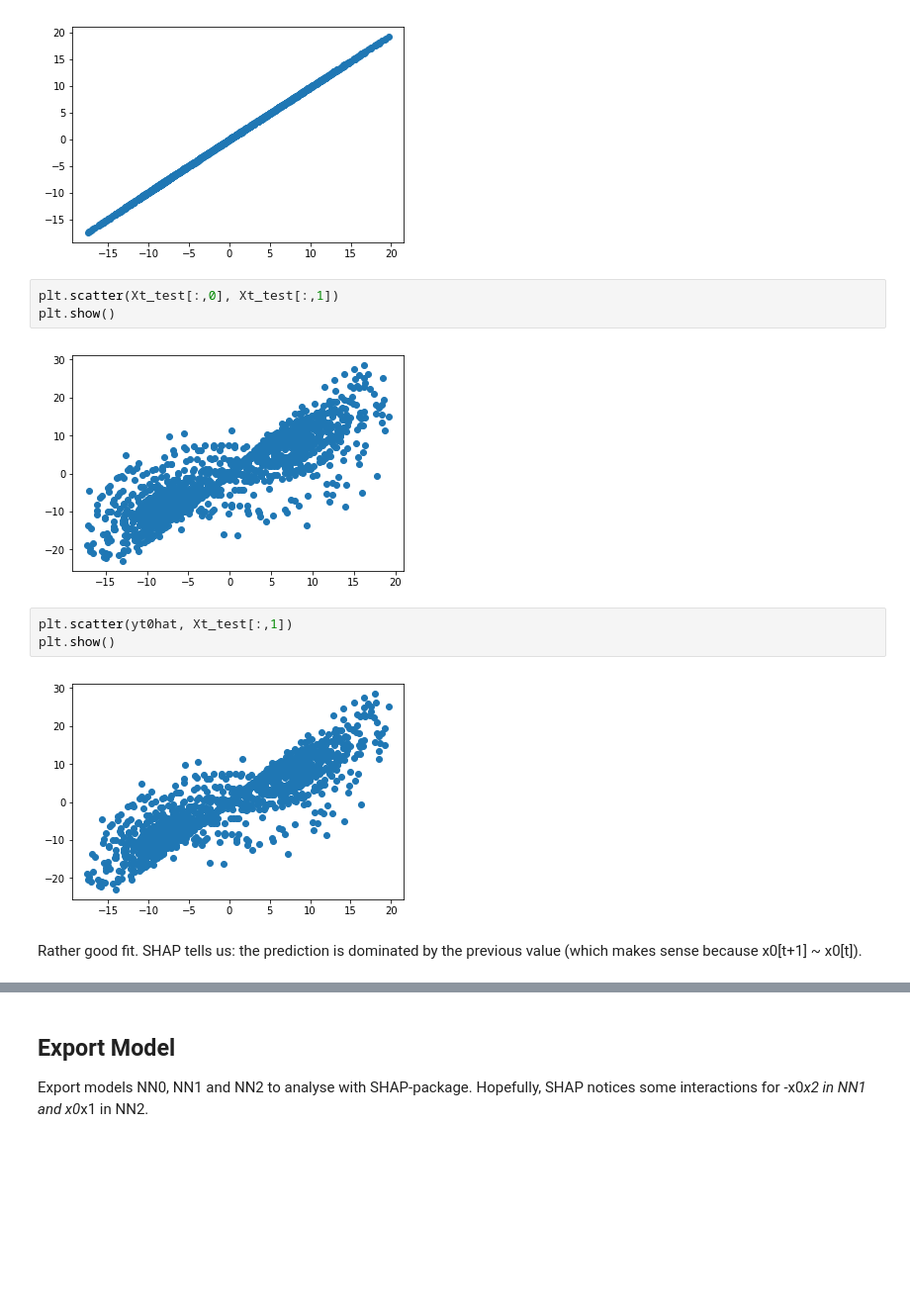
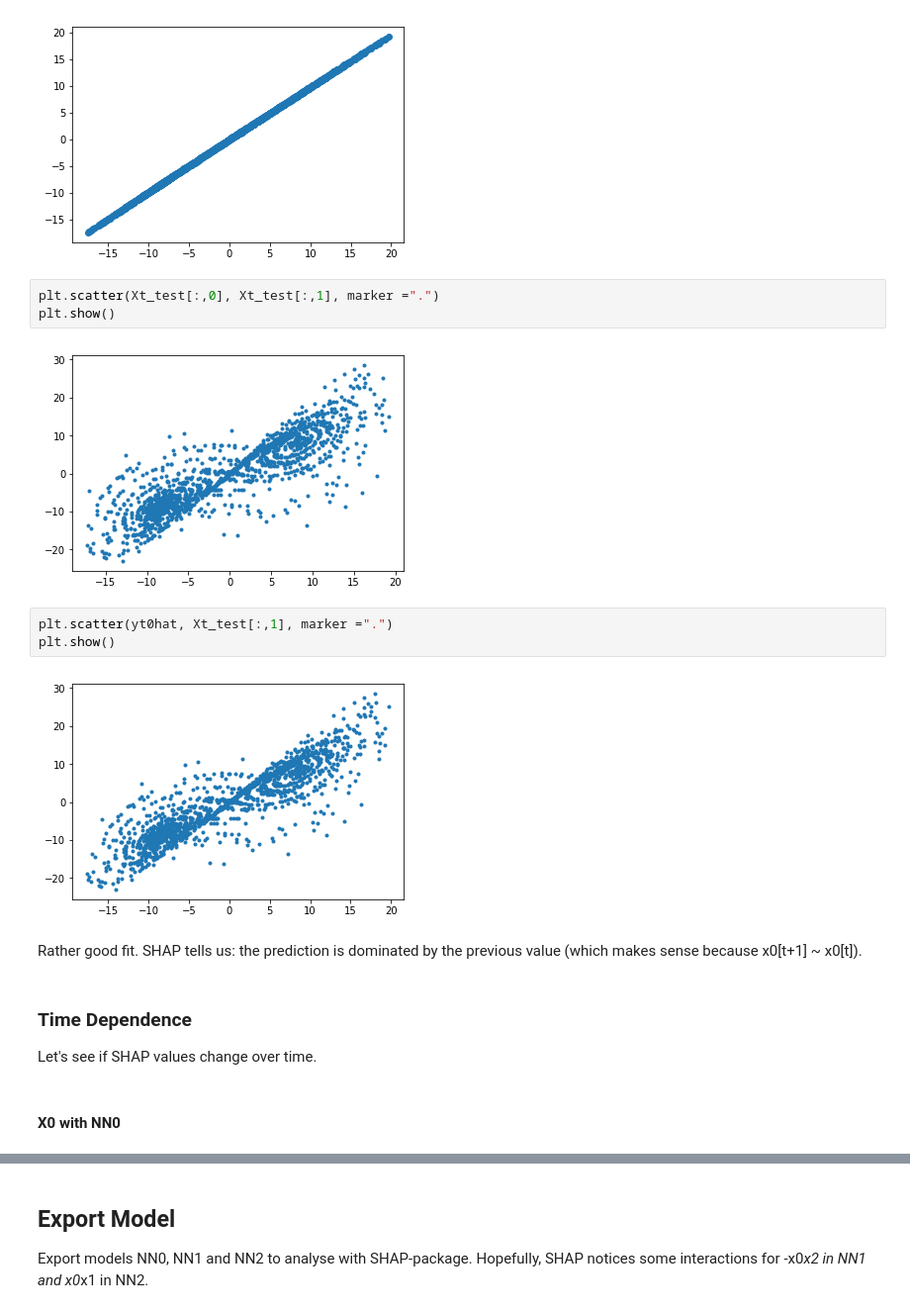
Before and after one commit to TobiasW1891/XAI, a Jupyter notebook: Neural Net Regression ODE.ipynb, the cells around one changed output, grey strips where cells are left out. Shown at 99% size. Drawn from its saved outputs; the diff is of its cells as text; blank space fills up the shorter version.

```diff
--- a/Neural Net Regression ODE.ipynb
+++ b/Neural Net Regression ODE.ipynb
@@ -701,14 +722,19 @@ plt.show()
 # %% [output]
 [figure]
 # %%
-plt.scatter(Xt_test[:,0], Xt_test[:,1])
+plt.scatter(Xt_test[:,0], Xt_test[:,1], marker =".")
 plt.show()
 # %% [output]
-[figure, old version]
+[figure, new version]
 # %%
-plt.scatter(yt0hat, Xt_test[:,1])
+plt.scatter(yt0hat, Xt_test[:,1], marker =".")
 plt.show()
 # %% [output]
-[figure, old version]
+[figure, new version]
 # %% [markdown]
 Rather good fit. SHAP tells us: the prediction is dominated by the previous value (which makes sense because x0[t+1] ~ x0[t]).
+# %% [markdown]
+### Time Dependence
+Let's see if SHAP values change over time.
+# %% [markdown]
+#### X0 with NN0
```
Also changed, not shown: parts of 10 cells of this notebook.
